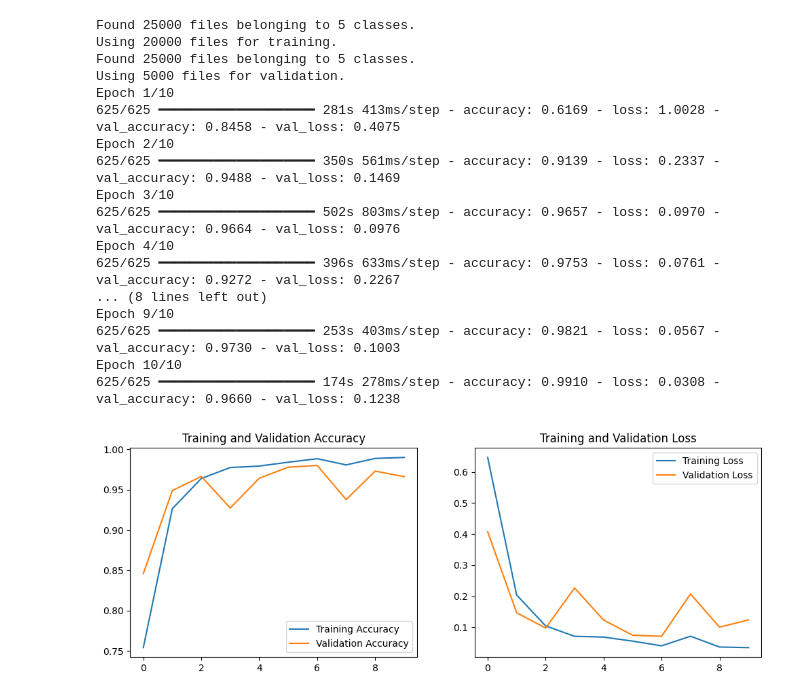
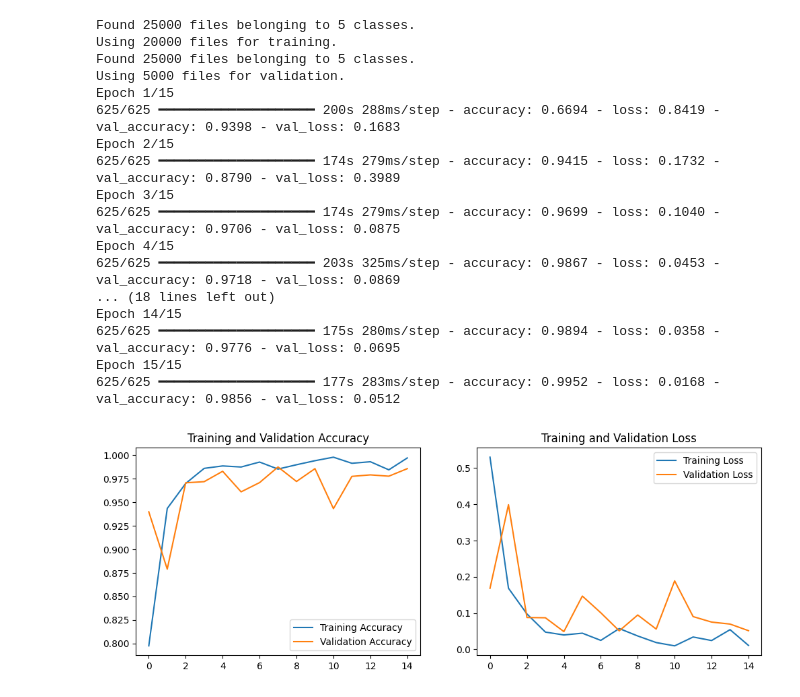
Before and after one commit to Revati-N/Cancer_Classification, a Jupyter notebook: Cancers/Cervical/cervical.ipynb, the cells around one changed output. Cells and saved outputs as stored; diff of their text form; code cells hidden in the pictures.

Commit message:
15 epochs

```diff
--- a/Cancers/Cervical/cervical.ipynb
+++ b/Cancers/Cervical/cervical.ipynb
@@ -4,7 +4,8 @@ from tensorflow.keras import layers, models
 import matplotlib.pyplot as plt
 import os
 import numpy as np
-from sklearn.metrics import classification_report
+from sklearn.metrics import classification_report, accuracy_score, roc_auc_score, roc_curve, auc
+from sklearn.preprocessing import label_binarize
 
 # Path to your dataset
 DATASET_PATH = r"C:\Users\kashi\Desktop\LY Project\Multi Cancer\Multi Cancer\Cervical Cancer"
@@ -34,6 +35,7 @@ val_ds = tf.keras.utils.image_dataset_from_directory(
 )
 
 class_names = val_ds.class_names
+num_classes = len(class_names)
 
 # Normalize pixel values
 normalization_layer = layers.Rescaling(1./255)
@@ -59,7 +61,7 @@ model = models.Sequential([
 
     layers.Flatten(),
     layers.Dense(128, activation='relu'),
-    layers.Dense(5, activation='softmax')  # 5 classes
+    layers.Dense(num_classes, activation='softmax')
 ])
 
 # Compile model
@@ -85,48 +87,84 @@ def plot_history(history):
     epochs_range = range(len(acc))
 
     plt.figure(figsize=(12, 4))
     plt.subplot(1, 2, 1)
     plt.plot(epochs_range, acc, label='Training Accuracy')
     plt.plot(epochs_range, val_acc, label='Validation Accuracy')
     plt.legend(loc='lower right')
     plt.title('Training and Validation Accuracy')
 
     plt.subplot(1, 2, 2)
     plt.plot(epochs_range, loss, label='Training Loss')
     plt.plot(epochs_range, val_loss, label='Validation Loss')
     plt.legend(loc='upper right')
     plt.title('Training and Validation Loss')
     plt.show()
 
 plot_history(history)
 
-# Classification Report
+# Classification Report + ROC
+print("\n📋 Classification Report:")
 y_true = []
 y_pred = []
+y_score = []
 
 for images, labels in val_ds:
-    preds = model.predict(images)
+    probs = model.predict(images)
     y_true.extend(labels.numpy())
-    y_pred.extend(np.argmax(preds, axis=1))
+    y_pred.extend(np.argmax(probs, axis=1))
+    y_score.extend(probs)
 
-print("\nClassification Report:")
 print(classification_report(y_true, y_pred, target_names=class_names))
+
+# Accuracy Score
+print(f"\n✅ Accuracy Score: {accuracy_score(y_true, y_pred):.3f}")
+
+# ROC-AUC Score
+try:
+    y_true_bin = label_binarize(y_true, classes=list(range(num_classes)))
+    y_score = np.array(y_score)
+    roc_auc = roc_auc_score(y_true_bin, y_score, multi_class='ovr')
+    print(f"ROC-AUC Score: {roc_auc:.4f}")
+
+    # Plot ROC Curve
+    fpr = dict()
+    tpr = dict()
+    roc_auc_individual = dict()
+
+    for i in range(num_classes):
+        fpr[i], tpr[i], _ = roc_curve(y_true_bin[:, i], y_score[:, i])
+        roc_auc_individual[i] = auc(fpr[i], tpr[i])
+
+    plt.figure(figsize=(10, 6))
+    for i in range(num_classes):
+        plt.plot(fpr[i], tpr[i], label=f"{class_names[i]} (AUC = {roc_auc_individual[i]:.2f})")
+
+    plt.plot([0, 1], [0, 1], 'k--')
+    plt.xlabel('False Positive Rate')
+    plt.ylabel('True Positive Rate')
+    plt.title('ROC Curve - Multi-Class')
+    plt.legend(loc='lower right')
+    plt.grid()
+    plt.show()
+
+except Exception as e:
+    print("Could not compute AUC:", e)
 # %% [output]
 Found 25000 files belonging to 5 classes.
 Using 20000 files for training.
 Found 25000 files belonging to 5 classes.
 Using 5000 files for validation.
-Epoch 1/10
-625/625 ━━━━━━━━━━━━━━━━━━━━ 281s 413ms/step - accuracy: 0.6169 - loss: 1.0028 - val_accuracy: 0.8458 - val_loss: 0.4075
-Epoch 2/10
-625/625 ━━━━━━━━━━━━━━━━━━━━ 350s 561ms/step - accuracy: 0.9139 - loss: 0.2337 - val_accuracy: 0.9488 - val_loss: 0.1469
-Epoch 3/10
-625/625 ━━━━━━━━━━━━━━━━━━━━ 502s 803ms/step - accuracy: 0.9657 - loss: 0.0970 - val_accuracy: 0.9664 - val_loss: 0.0976
-Epoch 4/10
-625/625 ━━━━━━━━━━━━━━━━━━━━ 396s 633ms/step - accuracy: 0.9753 - loss: 0.0761 - val_accuracy: 0.9272 - val_loss: 0.2267
-... (8 lines left out)
-Epoch 9/10
-625/625 ━━━━━━━━━━━━━━━━━━━━ 253s 403ms/step - accuracy: 0.9821 - loss: 0.0567 - val_accuracy: 0.9730 - val_loss: 0.1003
-Epoch 10/10
-625/625 ━━━━━━━━━━━━━━━━━━━━ 174s 278ms/step - accuracy: 0.9910 - loss: 0.0308 - val_accuracy: 0.9660 - val_loss: 0.1238
+Epoch 1/15
+625/625 ━━━━━━━━━━━━━━━━━━━━ 200s 288ms/step - accuracy: 0.6694 - loss: 0.8419 - val_accuracy: 0.9398 - val_loss: 0.1683
+Epoch 2/15
+625/625 ━━━━━━━━━━━━━━━━━━━━ 174s 279ms/step - accuracy: 0.9415 - loss: 0.1732 - val_accuracy: 0.8790 - val_loss: 0.3989
+Epoch 3/15
+625/625 ━━━━━━━━━━━━━━━━━━━━ 174s 279ms/step - accuracy: 0.9699 - loss: 0.1040 - val_accuracy: 0.9706 - val_loss: 0.0875
+Epoch 4/15
+625/625 ━━━━━━━━━━━━━━━━━━━━ 203s 325ms/step - accuracy: 0.9867 - loss: 0.0453 - val_accuracy: 0.9718 - val_loss: 0.0869
+... (18 lines left out)
+Epoch 14/15
+625/625 ━━━━━━━━━━━━━━━━━━━━ 175s 280ms/step - accuracy: 0.9894 - loss: 0.0358 - val_accuracy: 0.9776 - val_loss: 0.0695
+Epoch 15/15
+625/625 ━━━━━━━━━━━━━━━━━━━━ 177s 283ms/step - accuracy: 0.9952 - loss: 0.0168 - val_accuracy: 0.9856 - val_loss: 0.0512
-[figure, old version]
+[figure, new version]
```
Also changed, not shown: parts of 1 cell of this notebook.
